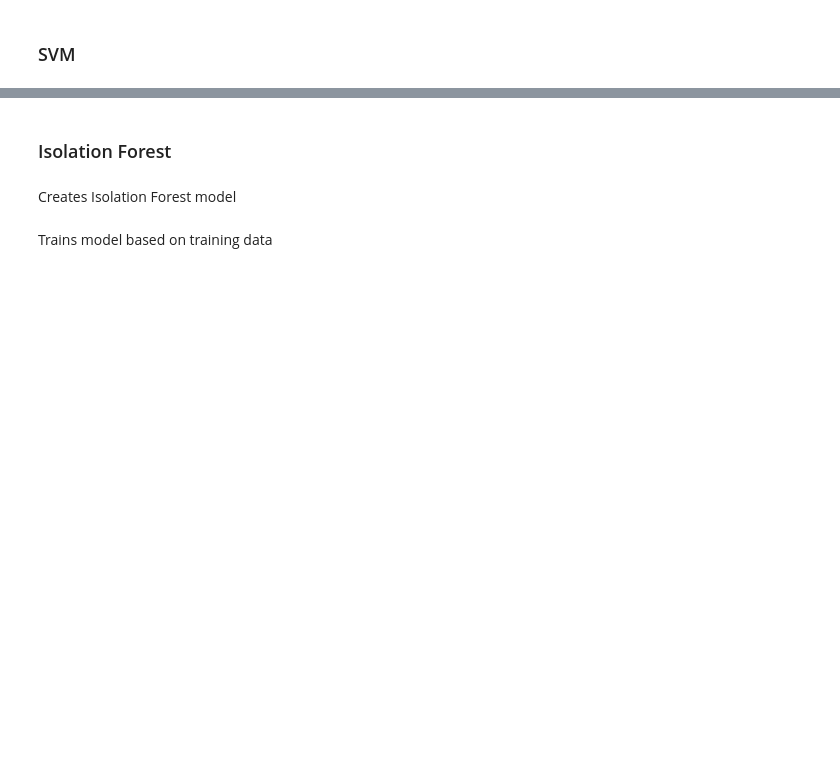
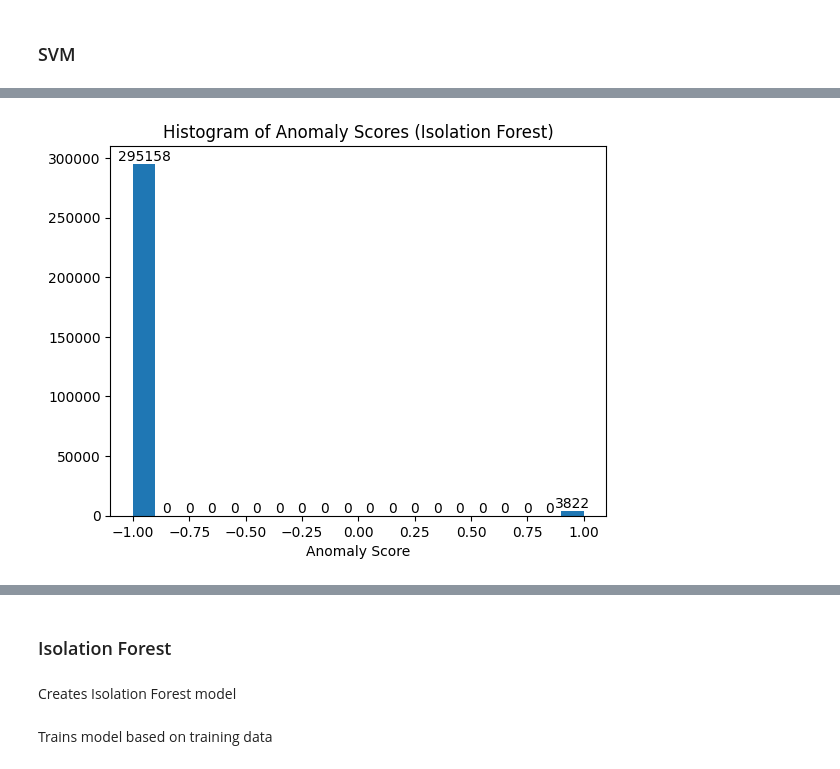
Before and after one commit to kaigomes7/insider_threat_detection, a Jupyter notebook: loader.ipynb, the cells around one changed output, grey strips where cells are left out. Cells and saved outputs as stored; diff of their text form; code cells hidden in the pictures; blank space fills up the shorter version.

```diff
--- a/loader.ipynb
+++ b/loader.ipynb
@@ -380 +411,9 @@ one_class_svm.fit(X_train)
+# %%
+counts, edges, bars = plt.hist(ypred,bins='auto')
+size_bar = plt.bar_label(bars)
+plt.title("Histogram of Anomaly Scores (Isolation Forest)")
+plt.xlabel("Anomaly Score")
+plt.show()
+# %% [output]
+[figure, added]
 # %%
```
Also changed, not shown: parts of 21 cells of this notebook.
